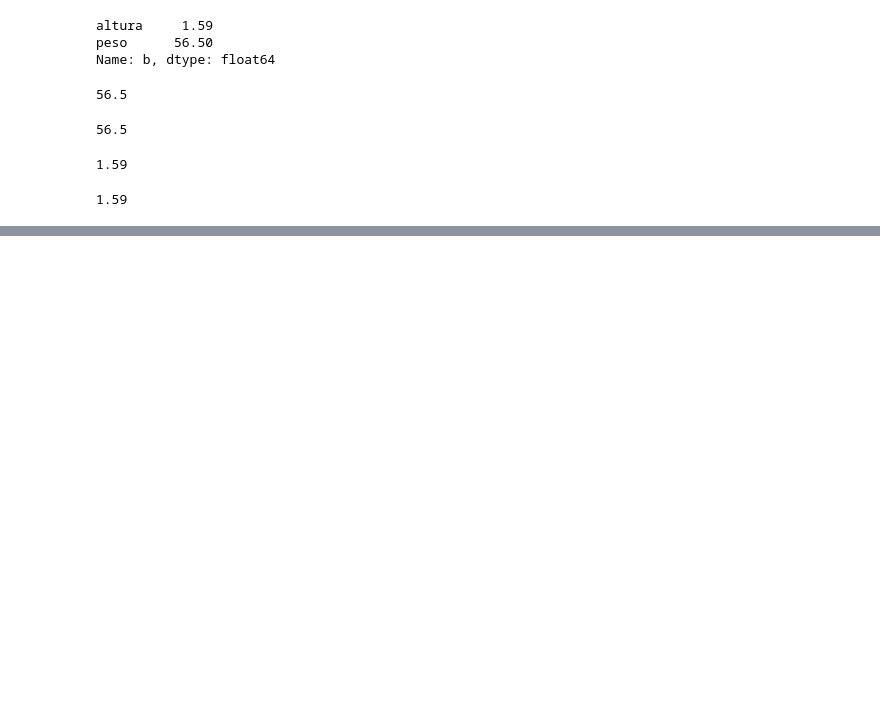
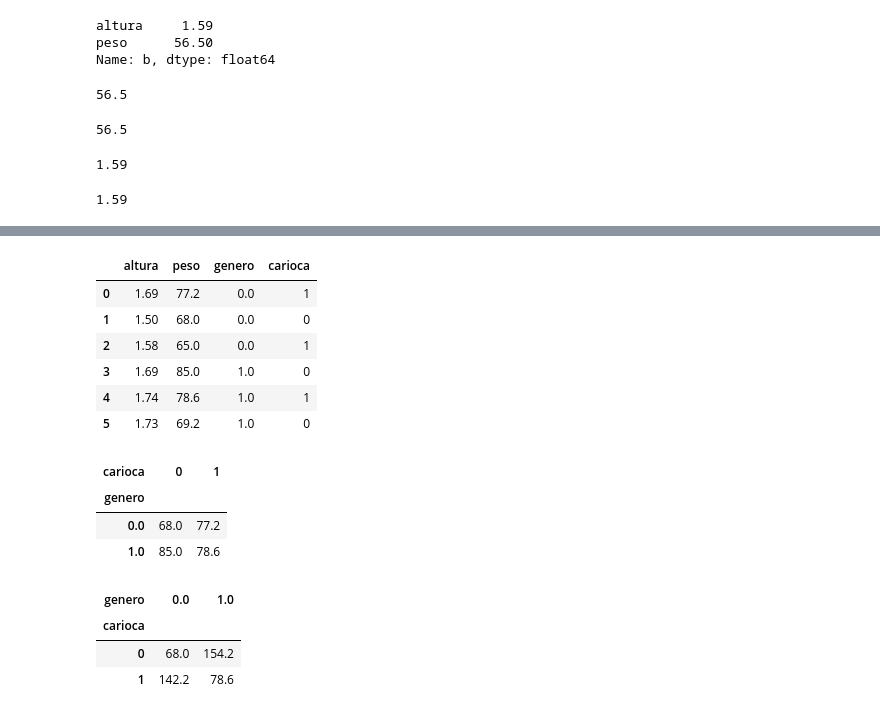
Before and after one commit to carolinarutililima/ADA_Santander, a Jupyter notebook: Técnicas de Programação I (PY)/Aula_5.ipynb, the cells around one changed output, grey strips where cells are left out. Saved outputs shown, nothing was run; the diff lists cells and outputs as text; code cells hidden in the pictures; blank space fills up the shorter version.

```diff
--- a/Técnicas de Programação I (PY)/Aula_5.ipynb
+++ b/Técnicas de Programação I (PY)/Aula_5.ipynb
@@ -163,0 +721,32 @@ df.loc['b', 'altura']
+# %%
+data = {
+    'altura': [1.69, 1.50, 1.58, 1.69, 1.74, 1.73],
+    'peso': [77.2, 68.0, 65.0, 85.0, 78.6, 69.2],
+    'genero': [0.0, 0.0, 0.0, 1.0, 1.0, 1.0],
+    'carioca': [1, 0, 1, 0, 1, 0]
+}
+
+df = pd.DataFrame(data)
+df
+# %% [output]
+|  | altura | peso | genero | carioca |
+| 0 | 1.69 | 77.2 | 0.0 | 1 |
+| 1 | 1.50 | 68.0 | 0.0 | 0 |
+| 2 | 1.58 | 65.0 | 0.0 | 1 |
+| 3 | 1.69 | 85.0 | 1.0 | 0 |
+| 4 | 1.74 | 78.6 | 1.0 | 1 |
+| 5 | 1.73 | 69.2 | 1.0 | 0 |
+# %%
+df.pivot_table(index='genero', columns='carioca', values='peso', aggfunc=np.max)
+# %% [output]
+| carioca | 0 | 1 |
+| genero |  |  |
+| 0.0 | 68.0 | 77.2 |
+| 1.0 | 85.0 | 78.6 |
+# %%
+df.pivot_table(index='carioca', columns='genero', values='peso', aggfunc=np.sum)
+# %% [output]
+| genero | 0.0 | 1.0 |
+| carioca |  |  |
+| 0 | 68.0 | 154.2 |
+| 1 | 142.2 | 78.6 |
```
Also changed, not shown: parts of 61 cells of this notebook, 4 other files.
